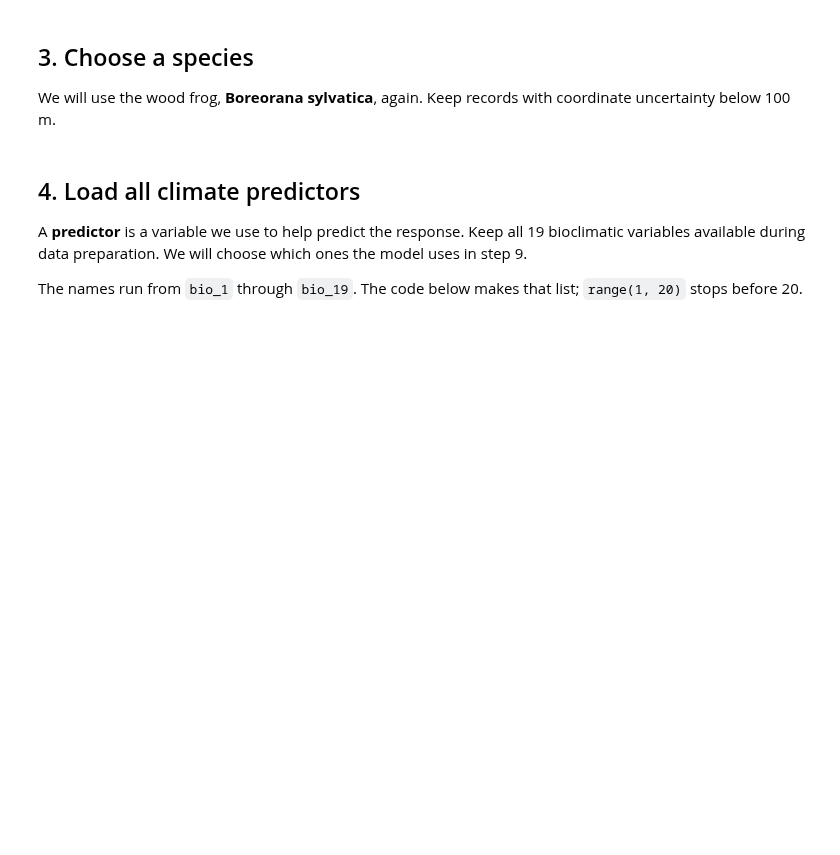
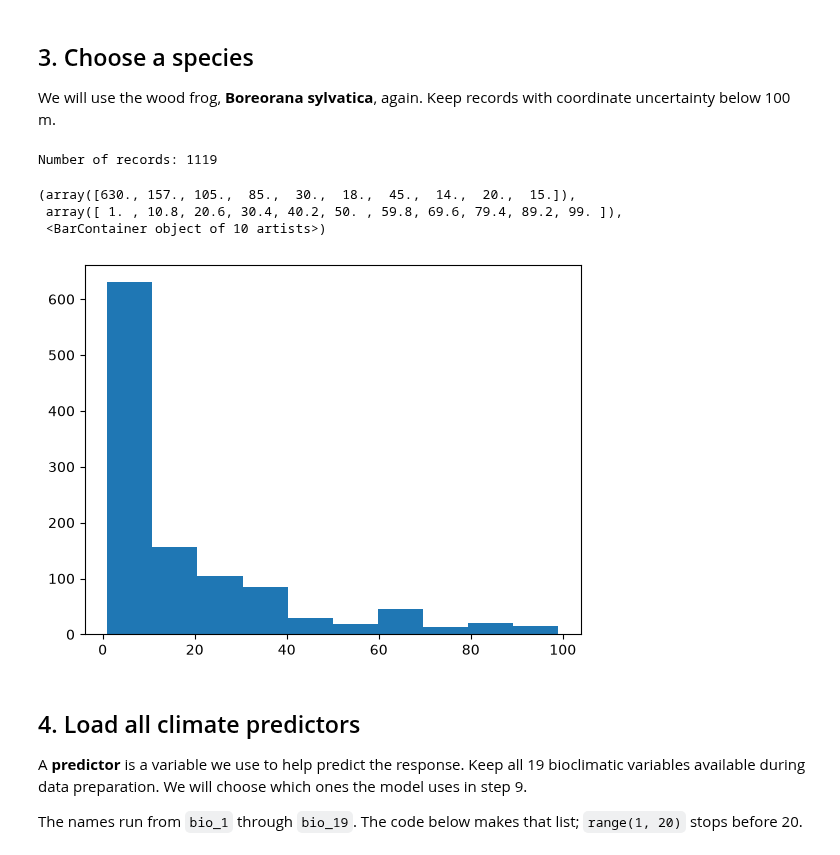
Before and after one commit to studentofwater/BIO597-SpatialBiodiversity, a Jupyter notebook: docs/labs/Lab07-MachineLearningSDM.ipynb, the cells around one changed output. Saved outputs shown, nothing was run; the diff lists cells and outputs as text; code cells hidden in the pictures; blank space fills up the shorter version.

```diff
--- a/docs/labs/Lab07-MachineLearningSDM.ipynb
+++ b/docs/labs/Lab07-MachineLearningSDM.ipynb
@@ -45,12 +65,18 @@ We will use the wood frog, **Boreorana sylvatica**, again. Keep records with coo
 # %%
 target_species = "Boreorana sylvatica"
 presence = amphibians[amphibians["species"] == target_species].copy()
 presence = presence[presence["coordinateUncertaintyInMeters"] < 100].copy()
 
 print("Number of records:", len(presence))
 
 # Inspect the distribution of coordinate uncertainty
-_ = plt.hist(presence["coordinateUncertaintyInMeters"])
+plt.hist(presence["coordinateUncertaintyInMeters"])
+# %% [output]
+Number of records: 1119
+(array([630., 157., 105.,  85.,  30.,  18.,  45.,  14.,  20.,  15.]),
+ array([ 1. , 10.8, 20.6, 30.4, 40.2, 50. , 59.8, 69.6, 79.4, 89.2, 99. ]),
+ <BarContainer object of 10 artists>)
+[figure, added]
 # %% [markdown]
 ## 4. Load all climate predictors
 
```
Also changed, not shown: parts of 14 cells of this notebook.
